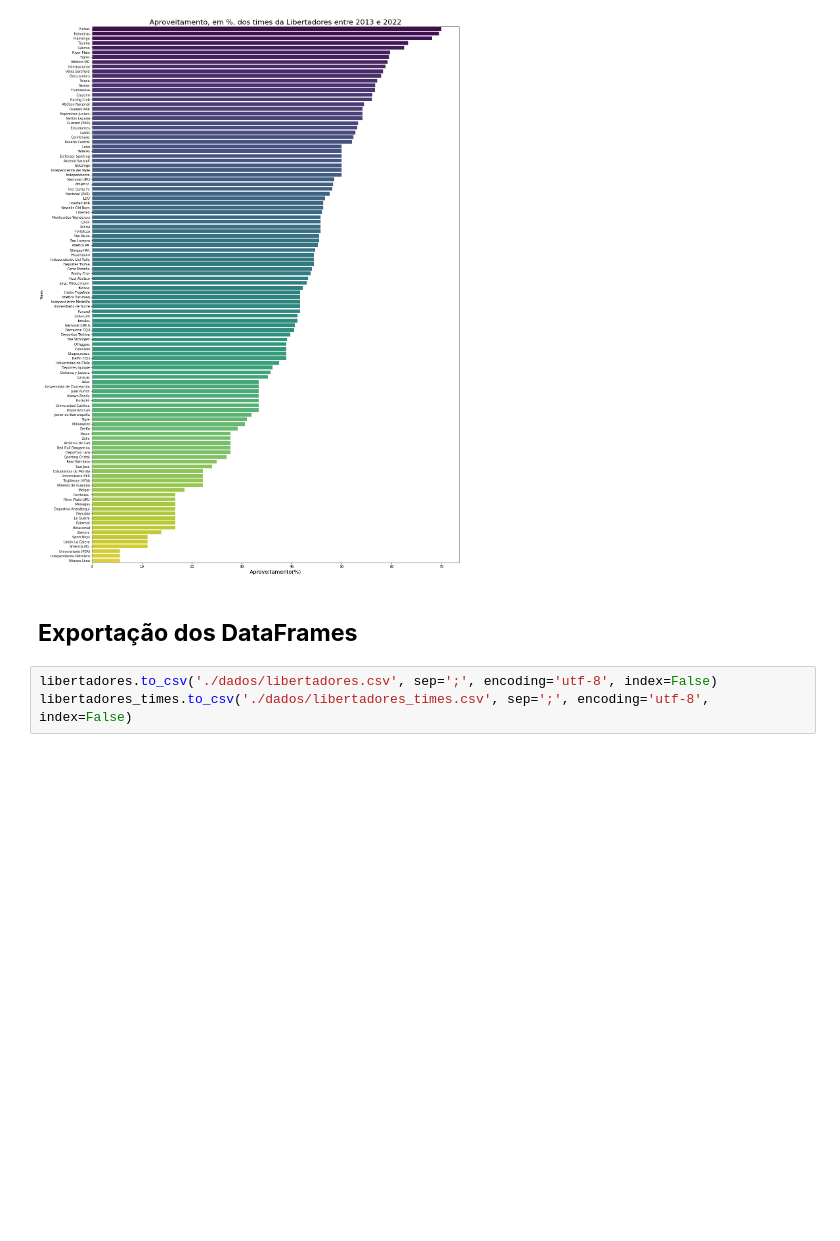
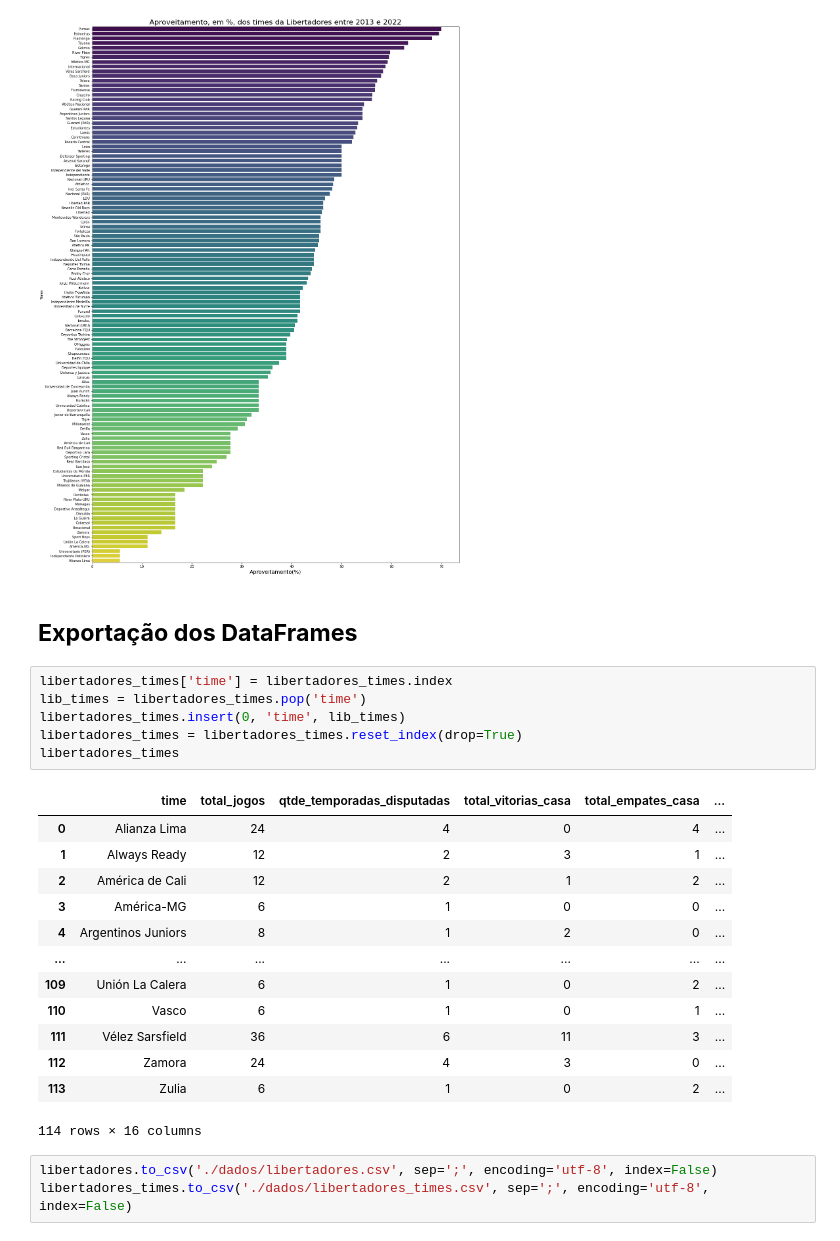
Before and after one commit to lborgatow/analises-futebol, a Jupyter notebook: libertadores/Análise de dados da Libertadores.ipynb, the cells around one changed output. Saved outputs shown, nothing was run; the diff lists cells and outputs as text; blank space fills up the shorter version.

```diff
--- a/libertadores/Análise de dados da Libertadores.ipynb
+++ b/libertadores/Análise de dados da Libertadores.ipynb
@@ -616,6 +616,26 @@ plt.show()
 [figure]
 # %% [markdown]
 ## **Exportação dos DataFrames**
+# %%
+libertadores_times['time'] = libertadores_times.index
+lib_times = libertadores_times.pop('time')
+libertadores_times.insert(0, 'time', lib_times)
+libertadores_times = libertadores_times.reset_index(drop=True)
+libertadores_times
+# %% [output]
+|  | time | total_jogos | qtde_temporadas_disputadas | total_vitorias_casa | total_empates_casa | ... |
+| 0 | Alianza Lima | 24 | 4 | 0 | 4 | ... |
+| 1 | Always Ready | 12 | 2 | 3 | 1 | ... |
+| 2 | América de Cali | 12 | 2 | 1 | 2 | ... |
+| 3 | América-MG | 6 | 1 | 0 | 0 | ... |
+| 4 | Argentinos Juniors | 8 | 1 | 2 | 0 | ... |
+| ... | ... | ... | ... | ... | ... | ... |
+| 109 | Unión La Calera | 6 | 1 | 0 | 2 | ... |
+| 110 | Vasco | 6 | 1 | 0 | 1 | ... |
+| 111 | Vélez Sarsfield | 36 | 6 | 11 | 3 | ... |
+| 112 | Zamora | 24 | 4 | 3 | 0 | ... |
+| 113 | Zulia | 6 | 1 | 0 | 2 | ... |
+114 rows × 16 columns
 # %%
 libertadores.to_csv('./dados/libertadores.csv', sep=';', encoding='utf-8', index=False)
 libertadores_times.to_csv('./dados/libertadores_times.csv', sep=';', encoding='utf-8', index=False)
```
Also changed, not shown: 3 other files.
